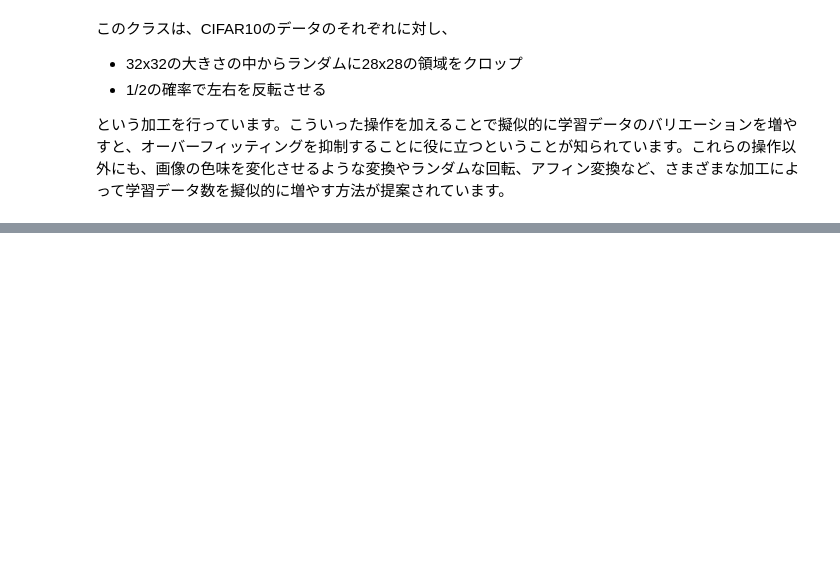
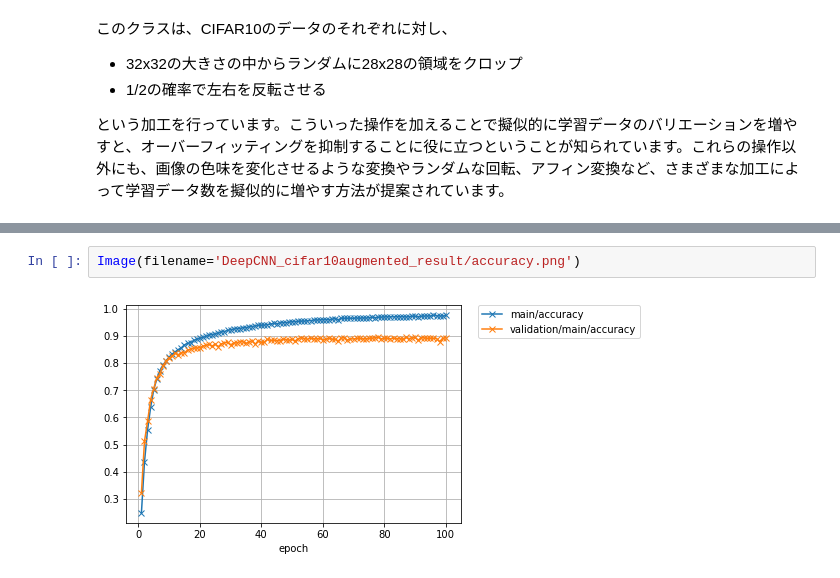
Before and after one commit to mitmul/chainer-handson, a Jupyter notebook: 4-Write-your-own-dataset-class_ja.ipynb, the cells around one changed output, grey strips where cells are left out. Saved outputs shown, nothing was run; the diff lists cells and outputs as text; blank space fills up the shorter version.

```diff
--- a/4-Write-your-own-dataset-class_ja.ipynb
+++ b/4-Write-your-own-dataset-class_ja.ipynb
@@ -191,0 +201,4 @@ epoch       main/loss   main/accuracy  validation/main/loss  validation/main/acc
+# %%
+Image(filename='DeepCNN_cifar10augmented_result/accuracy.png')
+# %% [output]
+[figure, added]
```
Also changed, not shown: parts of 4 cells of this notebook, 9 other files.
